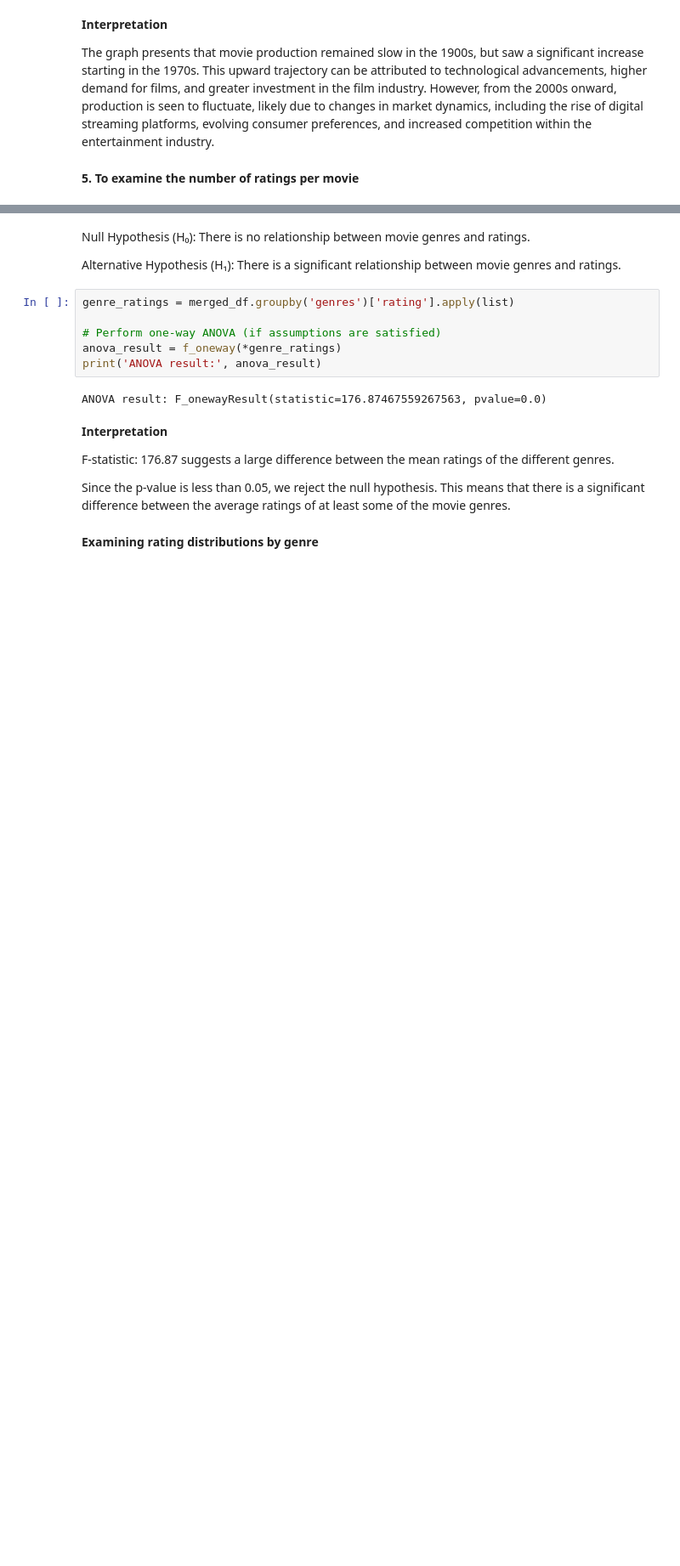
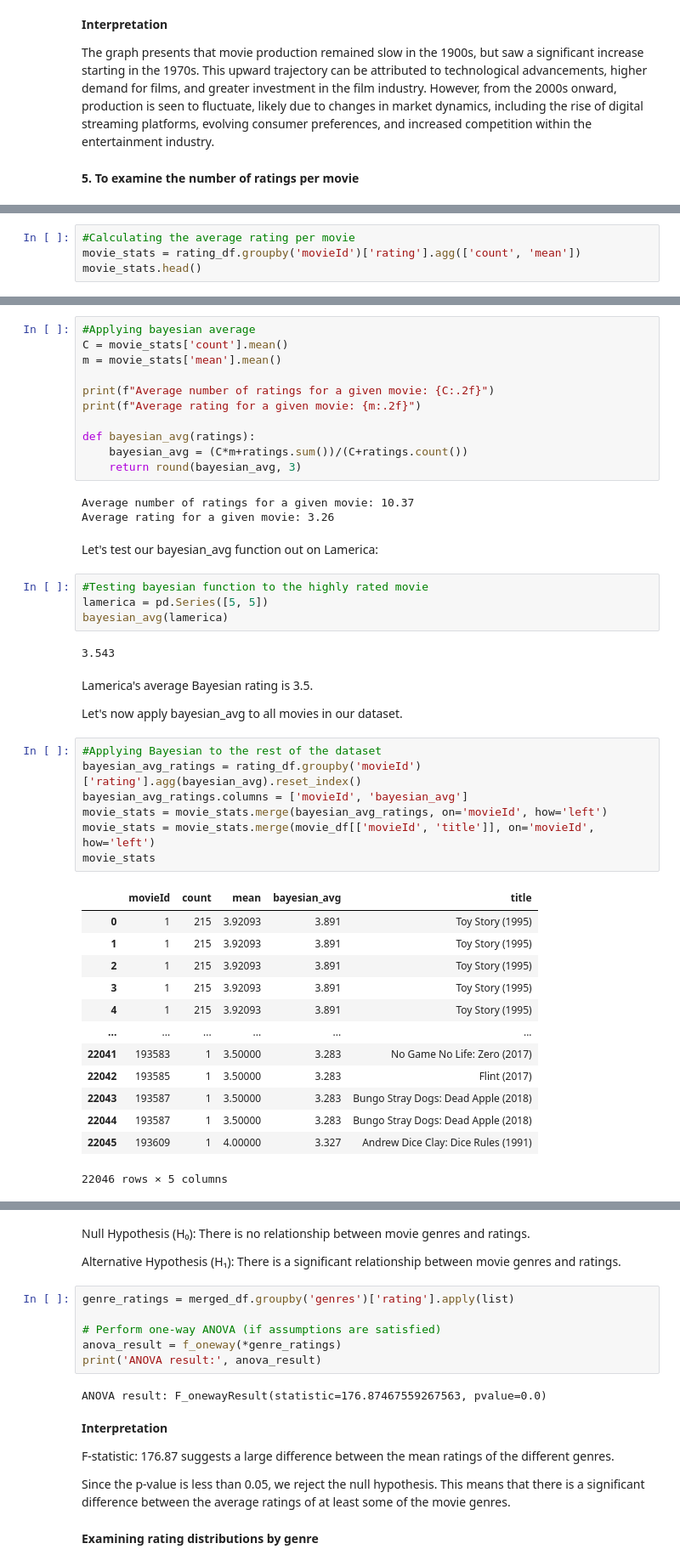
Before and after one commit to Winnykinyumu/A-movie-Recommendation-System-MovieLens-Data, a Jupyter notebook: Movie recommendation project/Movie RecSys.ipynb, the cells around one changed output, grey strips where cells are left out. Shown at 85% size. Drawn from its saved outputs; the diff is of its cells as text; blank space fills up the shorter version.

```diff
--- a/Movie recommendation project/Movie RecSys.ipynb
+++ b/Movie recommendation project/Movie RecSys.ipynb
@@ -582,0 +688,4 @@ The graph presents that movie production remained slow in the 1900s, but saw a s
+# %%
+#Calculating the average rating per movie
+movie_stats = rating_df.groupby('movieId')['rating'].agg(['count', 'mean'])
+movie_stats.head()
@@ -582,0 +700,47 @@ The graph presents that movie production remained slow in the 1900s, but saw a s
+# %%
+#Applying bayesian average
+C = movie_stats['count'].mean()
+m = movie_stats['mean'].mean()
+
+print(f"Average number of ratings for a given movie: {C:.2f}")
+print(f"Average rating for a given movie: {m:.2f}")
+
+def bayesian_avg(ratings):
+    bayesian_avg = (C*m+ratings.sum())/(C+ratings.count())
+    return round(bayesian_avg, 3)
+# %% [output]
+Average number of ratings for a given movie: 10.37
+Average rating for a given movie: 3.26
+# %% [markdown]
+Let's test our bayesian_avg function out on Lamerica:
+# %%
+#Testing bayesian function to the highly rated movie
+lamerica = pd.Series([5, 5])
+bayesian_avg(lamerica)
+# %% [output]
+3.543
+# %% [markdown]
+Lamerica's average Bayesian rating is 3.5.
+
+Let's now apply bayesian_avg to all movies in our dataset.
+# %%
+#Applying Bayesian to the rest of the dataset
+bayesian_avg_ratings = rating_df.groupby('movieId')['rating'].agg(bayesian_avg).reset_index()
+bayesian_avg_ratings.columns = ['movieId', 'bayesian_avg']
+movie_stats = movie_stats.merge(bayesian_avg_ratings, on='movieId', how='left')
+movie_stats = movie_stats.merge(movie_df[['movieId', 'title']], on='movieId', how='left')
+movie_stats
+# %% [output]
+|  | movieId | count | mean | bayesian_avg | title |
+| 0 | 1 | 215 | 3.92093 | 3.891 | Toy Story (1995) |
+| 1 | 1 | 215 | 3.92093 | 3.891 | Toy Story (1995) |
+| 2 | 1 | 215 | 3.92093 | 3.891 | Toy Story (1995) |
+| 3 | 1 | 215 | 3.92093 | 3.891 | Toy Story (1995) |
+| 4 | 1 | 215 | 3.92093 | 3.891 | Toy Story (1995) |
+| ... | ... | ... | ... | ... | ... |
+| 22041 | 193583 | 1 | 3.50000 | 3.283 | No Game No Life: Zero (2017) |
+| 22042 | 193585 | 1 | 3.50000 | 3.283 | Flint (2017) |
+| 22043 | 193587 | 1 | 3.50000 | 3.283 | Bungo Stray Dogs: Dead Apple (2018) |
+| 22044 | 193587 | 1 | 3.50000 | 3.283 | Bungo Stray Dogs: Dead Apple (2018) |
+| 22045 | 193609 | 1 | 4.00000 | 3.327 | Andrew Dice Clay: Dice Rules (1991) |
+22046 rows × 5 columns
```
Also changed, not shown: parts of 80 cells of this notebook, 1 other file.
